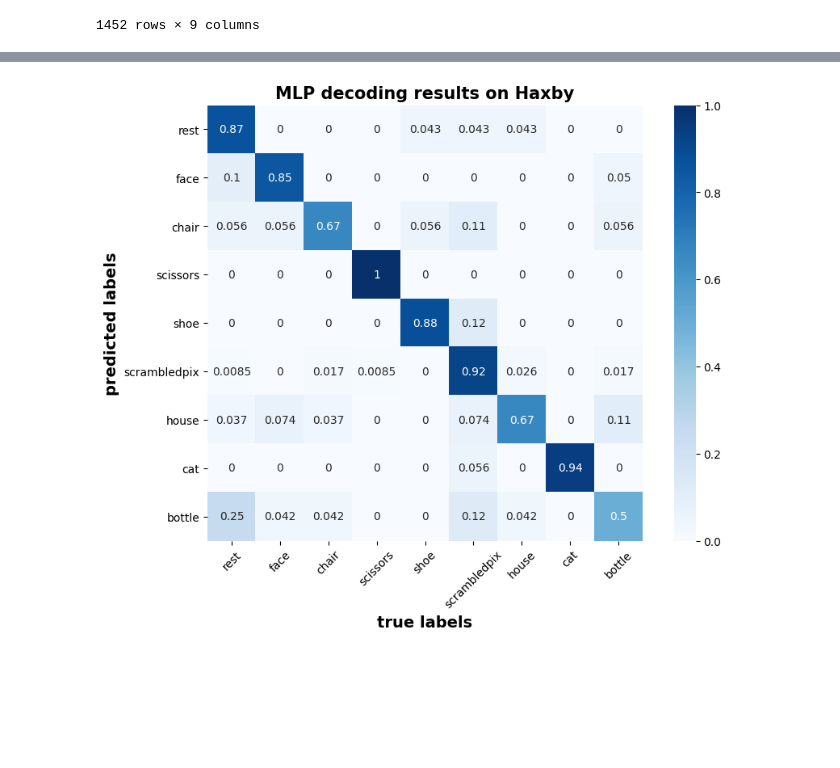
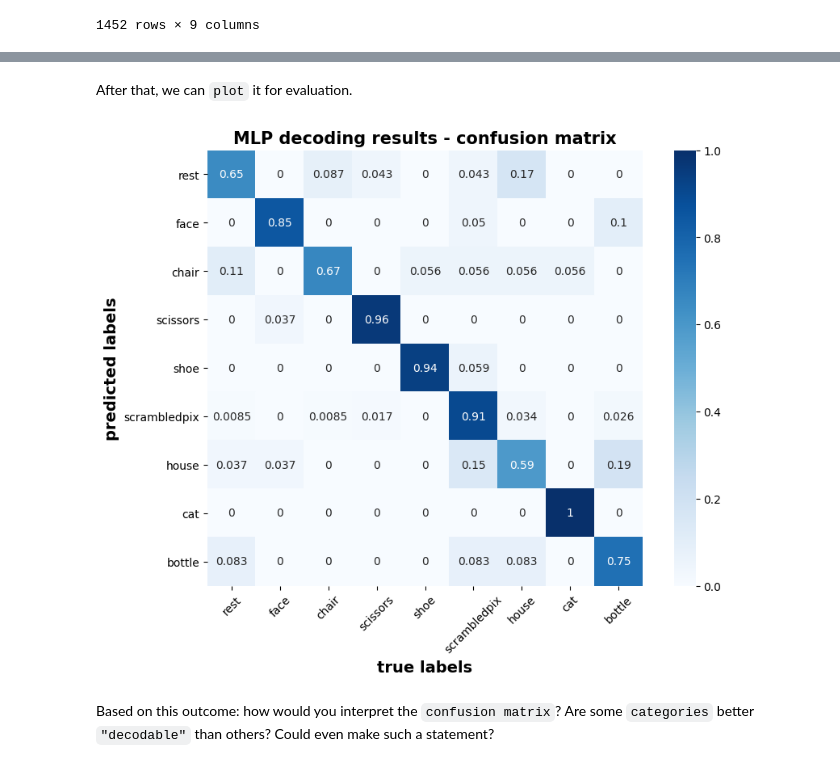
Before and after one commit to main-educational/brain_encoding_decoding, a Jupyter notebook: _sources/mlp_decoding.ipynb, the cells around one changed output, grey strips where cells are left out. Cells and saved outputs as stored; diff of their text form; code cells hidden in the pictures; blank space fills up the shorter version.

```diff
--- a/_sources/mlp_decoding.ipynb
+++ b/_sources/mlp_decoding.ipynb
@@ -211,16 +300,27 @@ We can have a look at the confusion matrix:
 # %%
-# confusion matrix
-import sys
 import numpy as np
 from sklearn.metrics import confusion_matrix
-sys.path.append('../src')
-import visualization
+
 cm_svm = confusion_matrix(y_test.values.argmax(axis = 1), y_test_pred.argmax(axis=1))
 model_conf_matrix = cm_svm.astype('float') / cm_svm.sum(axis = 1)[:, np.newaxis]
-
-visualization.conf_matrix(model_conf_matrix,
-                          categories,
-                          title='MLP decoding results on Haxby')
-# %% [output]
-[figure, removed]
+# %% [markdown]
+After that, we can `plot` it for evaluation.
+# %%
+import pandas as pd
+import seaborn as sns
+
+df_cm = pd.DataFrame(model_conf_matrix, index = categories,
+                     columns = categories)
+
+plt.figure(figsize = (10,7))
+sns.heatmap(df_cm, annot = True, cmap = 'Blues', square = True)
+plt.xticks(rotation = 45)
+plt.title('MLP decoding results - confusion matrix' , fontsize = 15, fontweight = 'bold')
+plt.xlabel("true labels", fontsize = 14, fontweight = 'bold')
+plt.ylabel("predicted labels", fontsize = 14, fontweight = 'bold')
+plt.show()
+# %% [output]
+[figure, added]
+# %% [markdown]
+Based on this outcome: how would you interpret the `confusion matrix`? Are some `categories` better `"decodable"` than others? Could even make such a statement?
 # %% [markdown]
```
Also changed, not shown: parts of 39 cells of this notebook, 22 other files.
